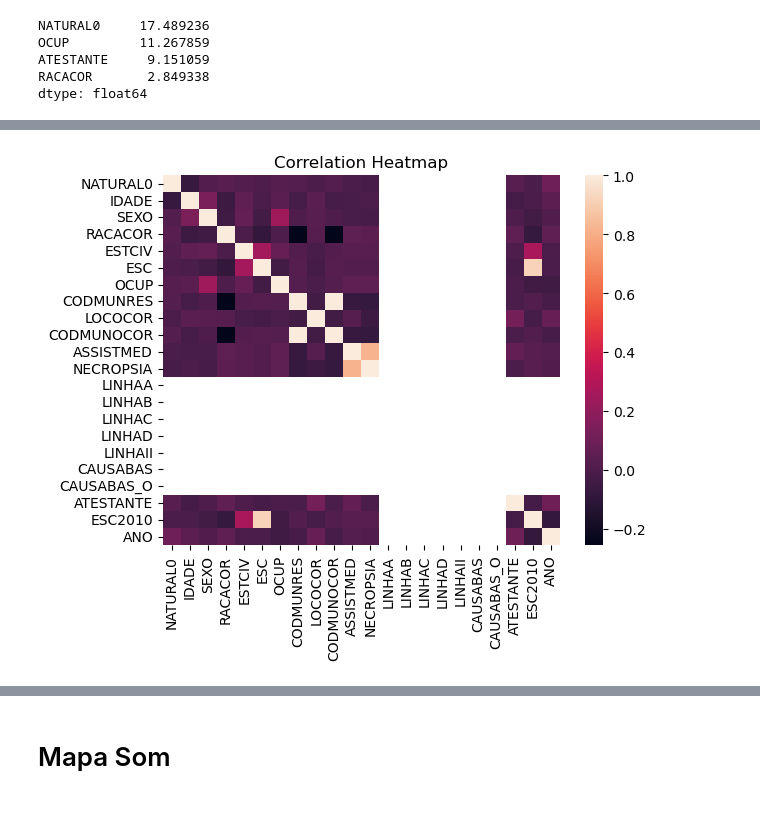
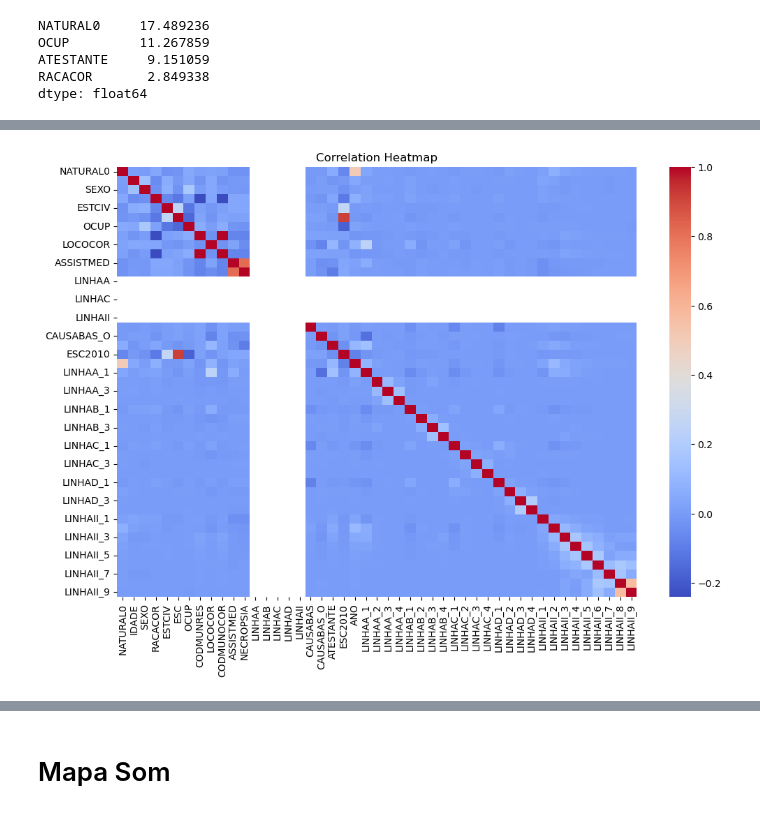
Before and after one commit to GabihSantana/work_in_progress, a Jupyter notebook: projetoObitosAlzheimer.ipynb, the cells around one changed output, grey strips where cells are left out. Saved outputs shown, nothing was run; the diff lists cells and outputs as text; code cells hidden in the pictures.

```diff
--- a/projetoObitosAlzheimer.ipynb
+++ b/projetoObitosAlzheimer.ipynb
@@ -298,0 +464,3 @@ df = pd.concat([df, df_split], axis=1)
+# %%
+# transforma a lista com as novas colunas em uma serie para realizar a concatenação com o df original:
+df_splited_final = pd.concat(df_splited, axis=1)
@@ -299 +487,4 @@ df = pd.concat([df, df_split], axis=1)
+# %%
+# concatena o df original com o df com as linhas de CID's separadas
+df = pd.concat([df, df_splited_final], axis=1)
 # %%
@@ -308,0 +510,17 @@ df.head()
+# %%
+# Transformando CAUSABAS e CAUSABAS_O
+
+df['CAUSABAS'] = df['CAUSABAS'].apply(substituir_letras)
+df['CAUSABAS_O'] = df['CAUSABAS_O'].apply(substituir_letras)
+# %%
+# Transformar para inteiro
+
+causas = ['CAUSABAS', 'CAUSABAS_O']
+
+for x in causas:
+    # preencher na com 0
+    df[x] = df[x].fillna(0)
+
+    df[x] = df[x].apply(pd.to_numeric, errors='coerce')
+
+    df[x] = df[x].astype('Int64')
@@ -309,11 +567,12 @@ df.head()
 # %%
 df_cleaned = df.apply(pd.to_numeric, errors='coerce')
 
 correlation_matrix = df_cleaned.corr()
 
-sns.heatmap(correlation_matrix)
+plt.figure(figsize=(12,8))
+sns.heatmap(correlation_matrix, cmap='coolwarm')
 plt.title("Correlation Heatmap")
 plt.show()
 # %% [output]
-[figure, old version]
+[figure, new version]
 # %%
```
Also changed, not shown: parts of 65 cells of this notebook.
